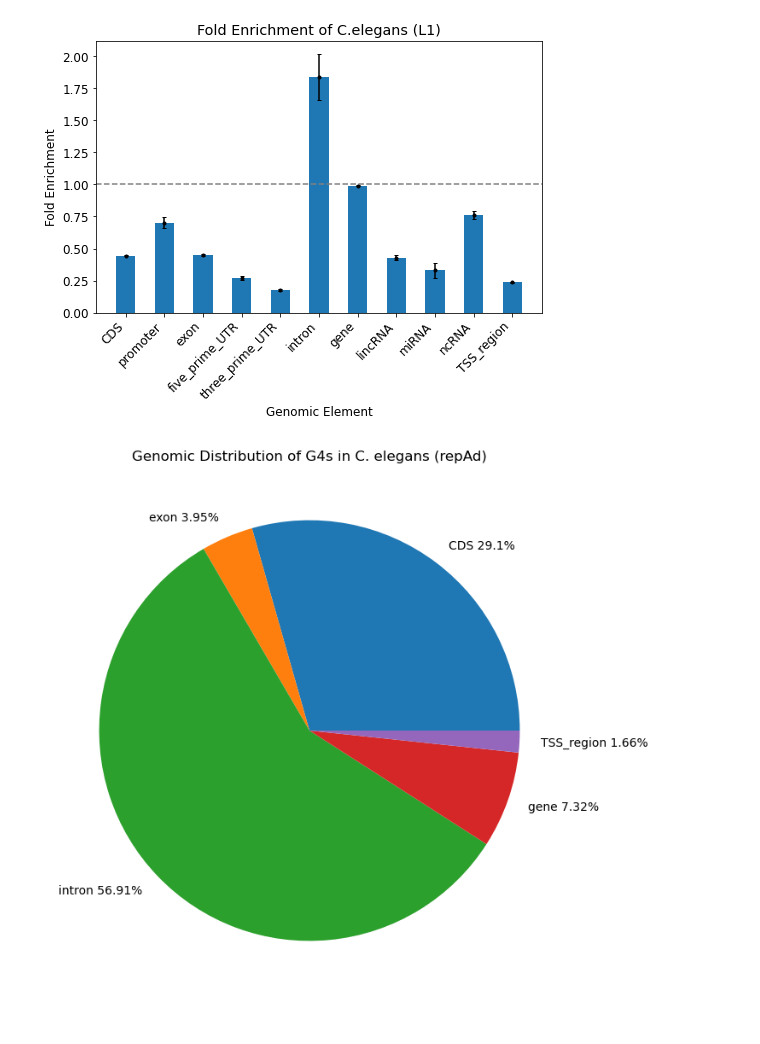
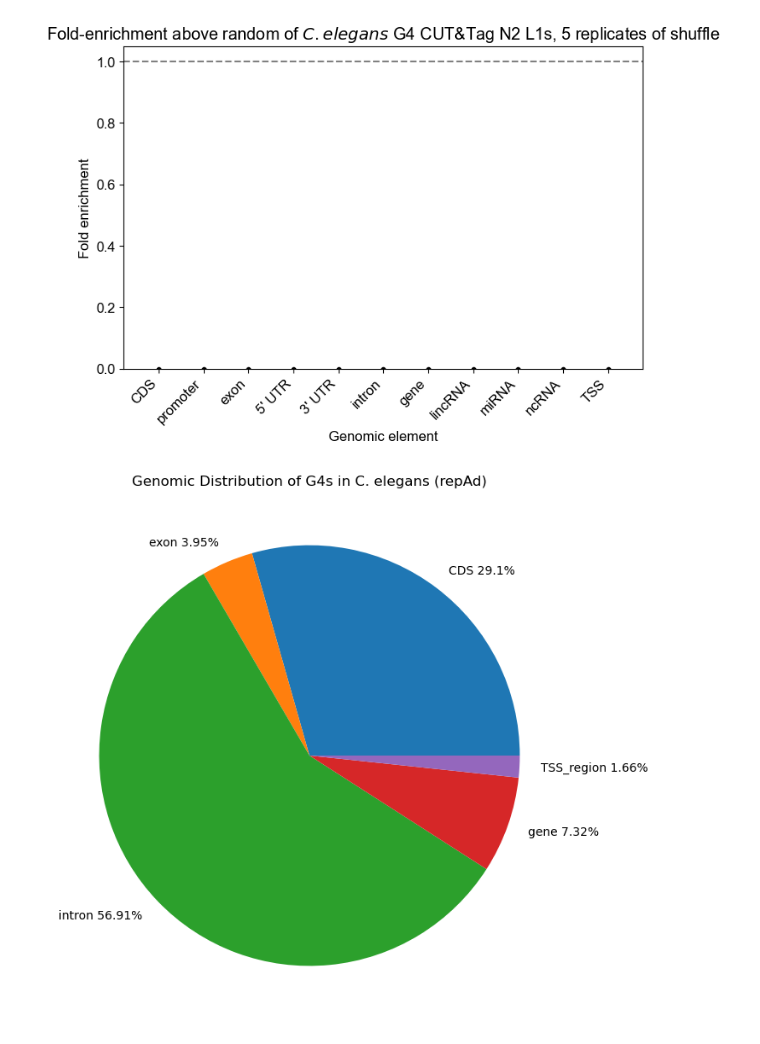
Before and after one commit to ellachee4/daylab, a Jupyter notebook: c-elegans-visual.ipynb, the cells around one changed output. Drawn from its saved outputs; the diff is of its cells as text; code cells hidden in the pictures.

Commit message:
update intersects

```diff
--- a/c-elegans-visual.ipynb
+++ b/c-elegans-visual.ipynb
@@ -14,9 +14,10 @@ def peaks2bed(peak_file):
 
 def intersect_func(genomic_element, peaks):
     '''intersect genomic element file with observed peaks'''
-    intersection = BedTool(genomic_element).sort().intersect(peaks, wo=True)
-    intersection_df = pd.read_table(intersection.fn, names=['seq_idA', 'startA', 'endA', 'seq_idB', 'startB', 'endB', 'idB', 'blank', 'total'])
-    intersection_df = intersection_df.drop_duplicates()
+
+    intersection = peaks.intersect(BedTool(genomic_element).sort(), u=True)
+    intersection_df = pd.read_table(intersection.fn, names=['seq_idA', 'startA', 'endA', 'seq_idB', 'total', 'blank'])
+    #intersection_df = intersection_df.drop_duplicates()
     num_overlaps = intersection_df.shape[0]
 
     return num_overlaps
@@ -54,39 +55,39 @@ def calc_stats(df, num):
     df['se'] = df[cols].sem(axis=1)
 
 def make_fig(df):
-    df['genomic element'] = df['genomic element'].str[24:-4]
+    df['genomic element'] = ['CDS', 'promoter', 'exon', '5\' UTR', '3\' UTR', 'intron', 'gene', 'lincRNA', 'miRNA', 'ncRNA', 'TSS']
 
     x = df['genomic element']
     y = df['fe_mean']
 
     fig, ax = plt.subplots(figsize=(8, 5))
     ax.bar(x, y, width=0.5)
-    ax.set(title='Fold Enrichment of C.elegans (L1)', xlabel='Genomic Element', ylabel='Fold Enrichment')
+    ax.set(title=r'Fold-enrichment above random of $\it{C. elegans}$ G4 CUT&Tag N2 L1s, 5 replicates of shuffle', xlabel='Genomic element', ylabel='Fold enrichment')
     plt.xticks(rotation=45, ha='right')
     plt.axhline(y = 1, color = 'gray', linestyle = 'dashed')
     plt.rcParams["font.family"] = "sans-serif"
     plt.rcParams["font.sans-serif"] = ["Arial"]
     plt.rcParams.update({'font.size': 12})
     ax.errorbar(x, y, yerr=df['se'], fmt='.', color="black", capsize=2)
-    plt.savefig('ce11-figs/ce11-fe-figs2/celegans_fe_L1(5).svg', bbox_inches='tight')
+    #plt.savefig('ce11-figs/ce11-fe-figs2/celegans_fe_L1(5).svg', bbox_inches='tight')
 
 def main():
-    p = peaks2bed('BG4_L1_HQ.bed')
+    p = peaks2bed('marsico-minus-celegans.bed')
     df = construct_genomic_df(p)
 
     num_shuffles = 5
     gf = 'ce11.genome'
     run_shuffle_intersects(df, num_shuffles, p, gf)
     calc_stats(df, 5)
     # save to csv file
-    df.to_csv('ce11-intersects2/ce11-L1-intersects.csv')
+    #df.to_csv('ce11-intersects-marsico/ce11-L1-intersects.csv')
 
     make_fig(df)
 
 
 main()
 # %% [output]
-[figure, old version]
+[figure, new version]
 # %%
 '''
 def make_pie(df):
```
Also changed, not shown: 15 other files.
